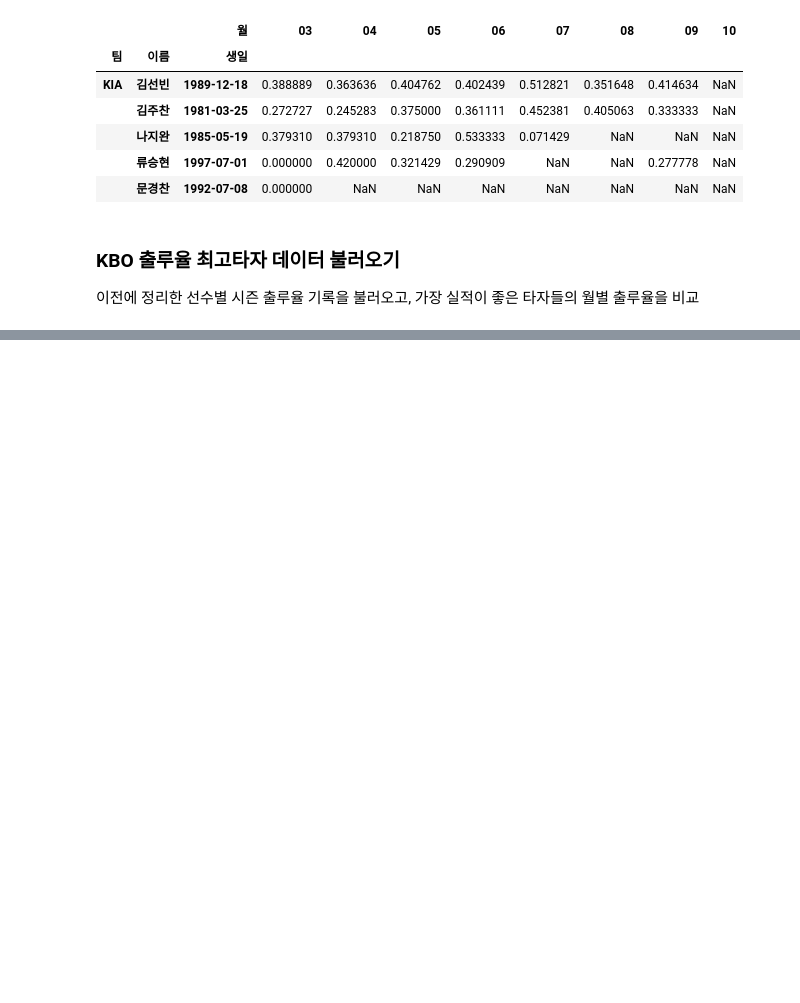
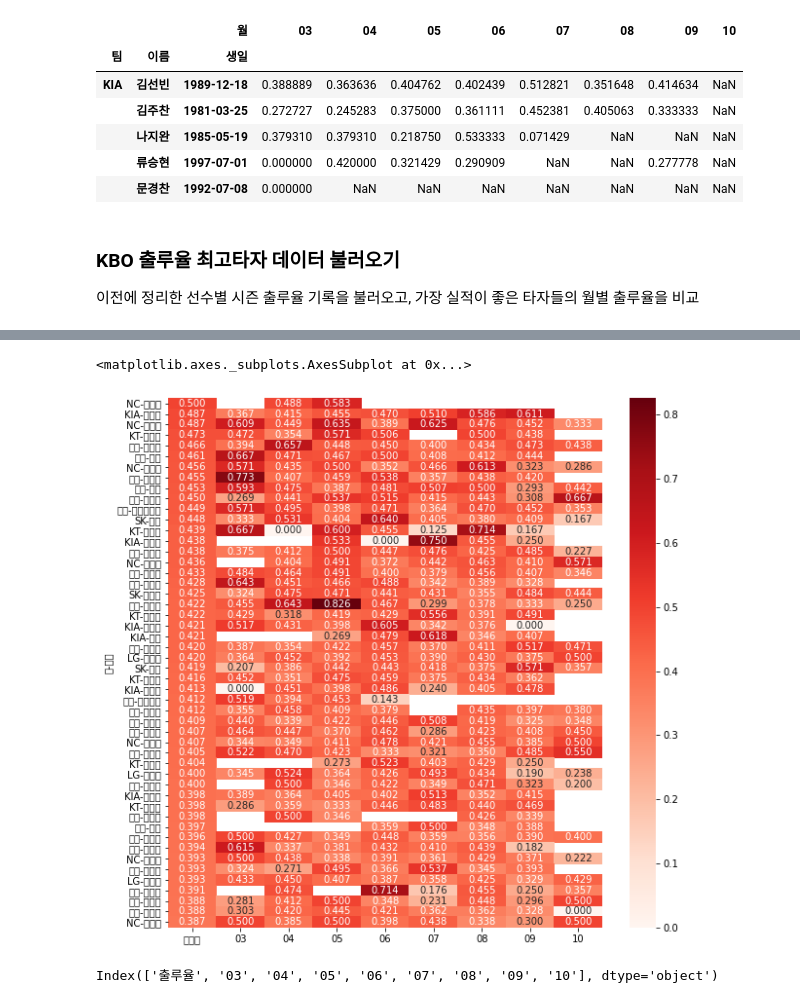
Before and after one commit to icdath95/DATA-analyst, a Jupyter notebook: 야구선수_월별_분석_1.ipynb, the cells around one changed output, grey strips where cells are left out. Saved outputs shown, nothing was run; the diff lists cells and outputs as text; code cells hidden in the pictures; blank space fills up the shorter version.

```diff
--- a/야구선수_월별_분석_1.ipynb
+++ b/야구선수_월별_분석_1.ipynb
@@ -161,0 +262,21 @@ ValueError: ignored
+# %%
+# 그래프 크기, 색의 다양성, 정확한 수치 표현
+
+fig, ax = plt.subplots( figsize=(10,10) ) # 그래프가 들어갈 도화지 크기 조정
+sns.heatmap(df_seclected,
+            annot = True, fmt = '.3f',
+            cmap = 'Reds'
+           )
+
+# annot 숫자 나타내기 / fmt = 소수점 몇자리 까지 나타내기
+# cmap = 컬러맵, 컬러 나타내기
+# %% [output]
+<matplotlib.axes._subplots.AxesSubplot at 0x...>
+[figure, added]
+# %%
+# 월별 출루율을 시즌 출루율 대비한 - + 값으로 벼녕하여, 월별 변화 정도를 살펴봄
+# 시즌 전체 대비 월별 실적
+
+df_seclected.columns
+# %% [output]
+Index(['출루율', '03', '04', '05', '06', '07', '08', '09', '10'], dtype='object')
```
Also changed, not shown: parts of 14 cells of this notebook.
